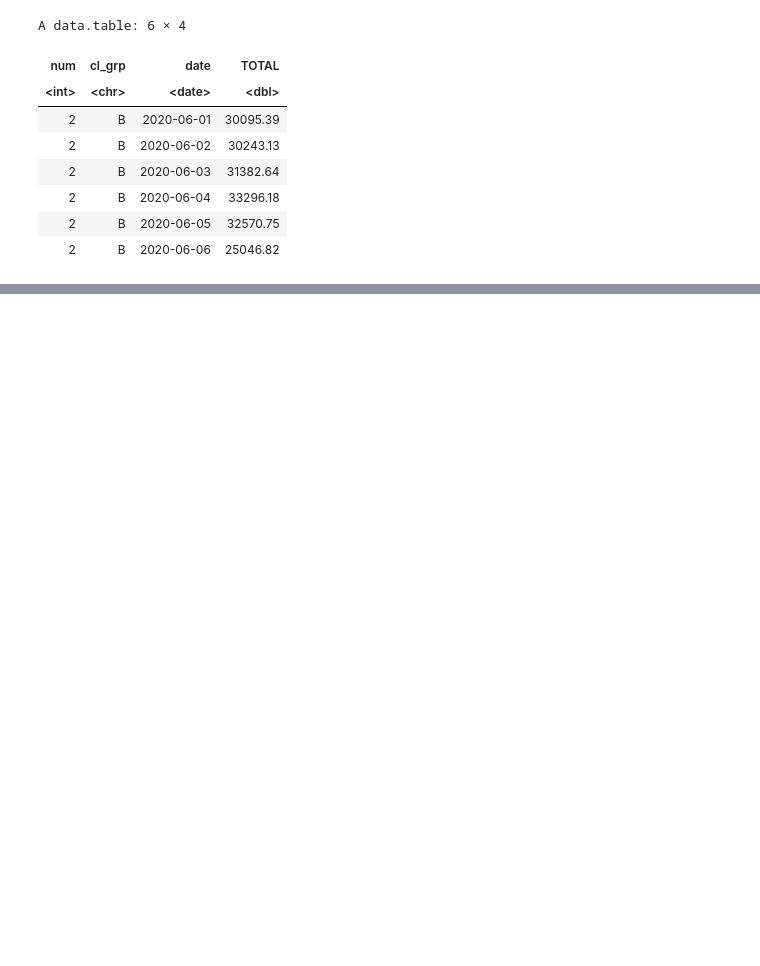
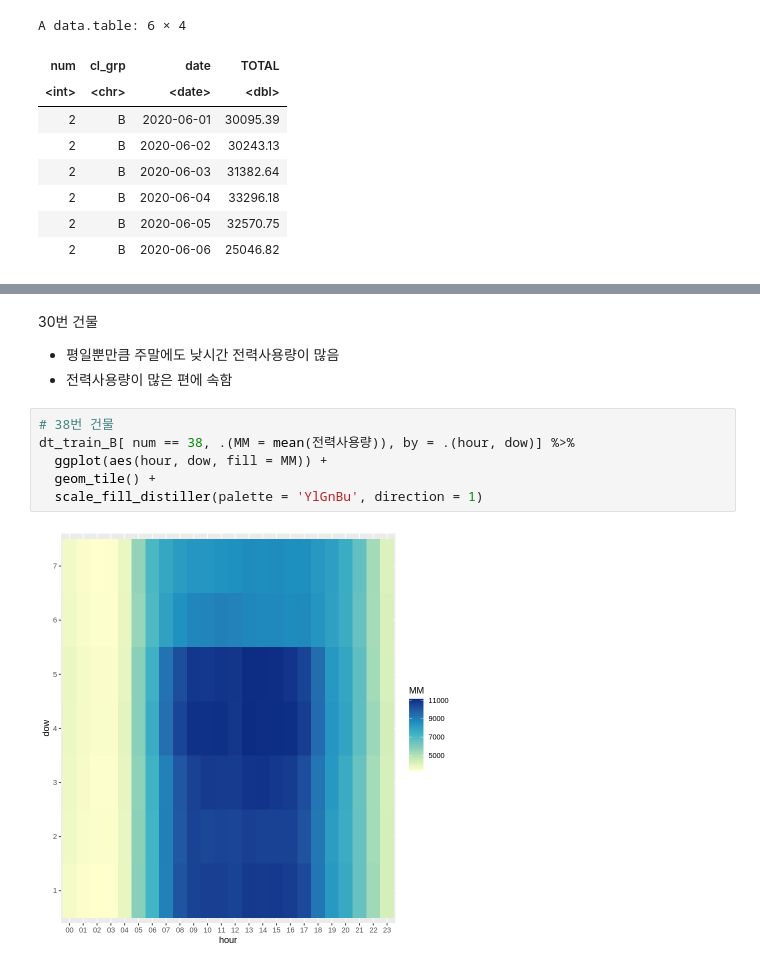
Before and after one commit to mjiii25/prac_class, a Jupyter notebook: team-project.ipynb, the cells around one changed output, grey strips where cells are left out. Drawn from its saved outputs; the diff is of its cells as text; blank space fills up the shorter version.

```diff
--- a/team-project.ipynb
+++ b/team-project.ipynb
@@ -324,0 +320,12 @@ plot(B)
+# %% [markdown]
+30번 건물
+- 평일뿐만큼 주말에도 낮시간 전력사용량이 많음
+- 전력사용량이 많은 편에 속함
+# %%
+# 38번 건물
+dt_train_B[ num == 38, .(MM = mean(전력사용량)), by = .(hour, dow)] %>%
+  ggplot(aes(hour, dow, fill = MM)) +
+  geom_tile() +
+  scale_fill_distiller(palette = 'YlGnBu', direction = 1)
+# %% [output]
+[figure, added]
```
Also changed, not shown: parts of 9 cells of this notebook.
